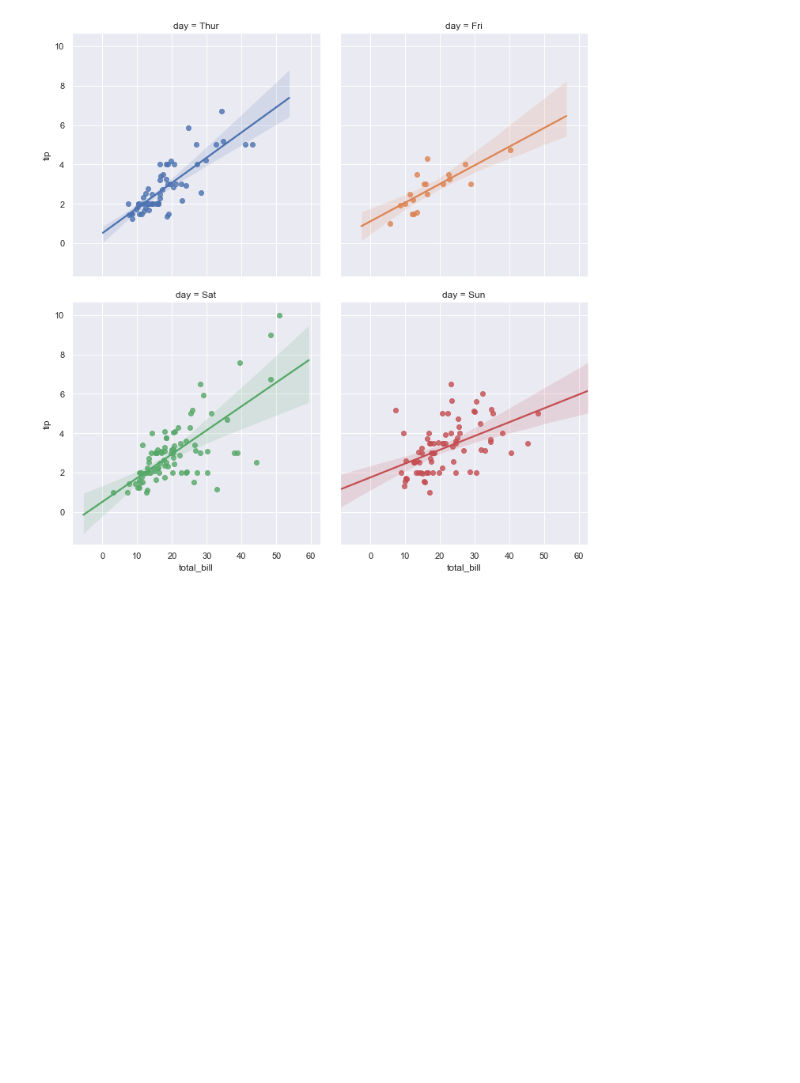
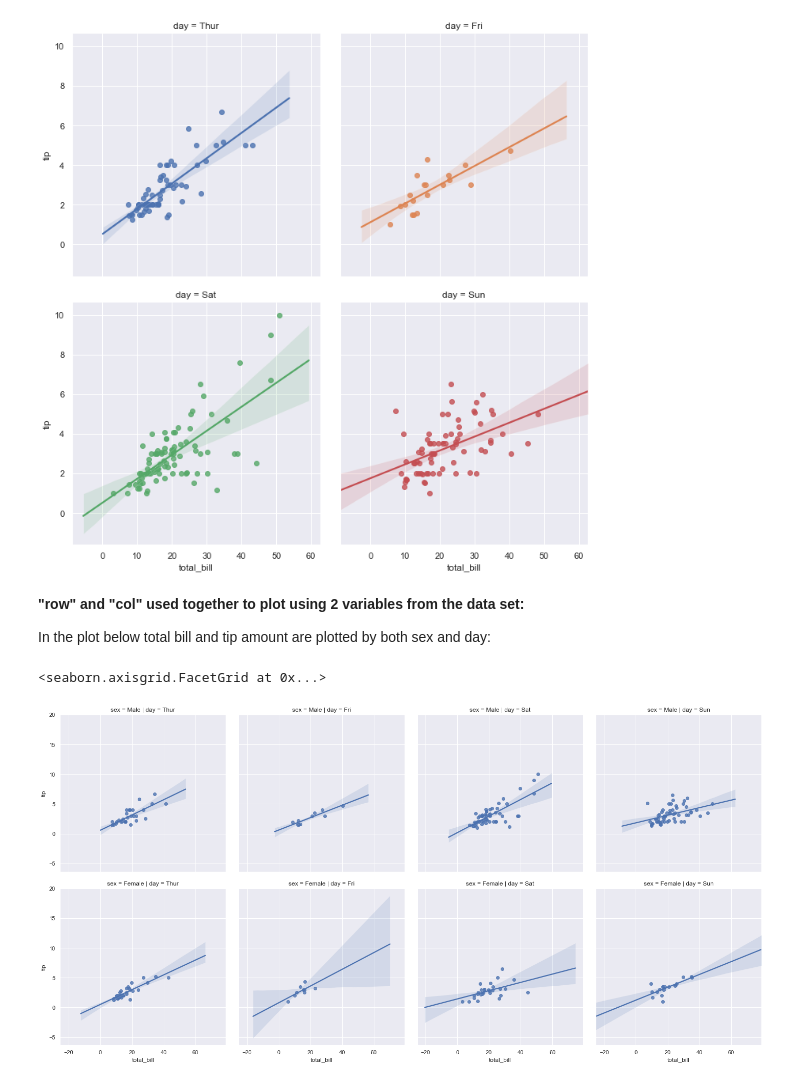
Before and after one commit to johndunne2019/Fundamentals-of-Data-Analysis-Project-2019, a Jupyter notebook: Tips-Dataset.ipynb, the cells around one changed output. Drawn from its saved outputs; the diff is of its cells as text; code cells hidden in the pictures; blank space fills up the shorter version.

```diff
--- a/Tips-Dataset.ipynb
+++ b/Tips-Dataset.ipynb
@@ -972,6 +992,16 @@ sns.lmplot(x="total_bill", y="tip", hue="day", col="day", data=tips, col_wrap=2)
 # %% [output]
 <seaborn.axisgrid.FacetGrid at 0x...>
 [figure]
+# %% [markdown]
+**"row" and "col" used together to plot using 2 variables from the data set:**
+
+In the plot below total bill and tip amount are plotted by both sex and day:
+# %%
+sns.lmplot(x="total_bill", y="tip", row="sex", col="day", data=tips)
+# row and col commands can be used together to plot breaking down by 2 variables in the data set
+# %% [output]
+<seaborn.axisgrid.FacetGrid at 0x...>
+[figure, added]
 # %% [markdown]
 Regression References
 * What is Regression Analysis and Why Should I Use It?: https://www.surveygizmo.com/resources/blog/regression-analysis/
```
Also changed, not shown: parts of 10 cells of this notebook.
